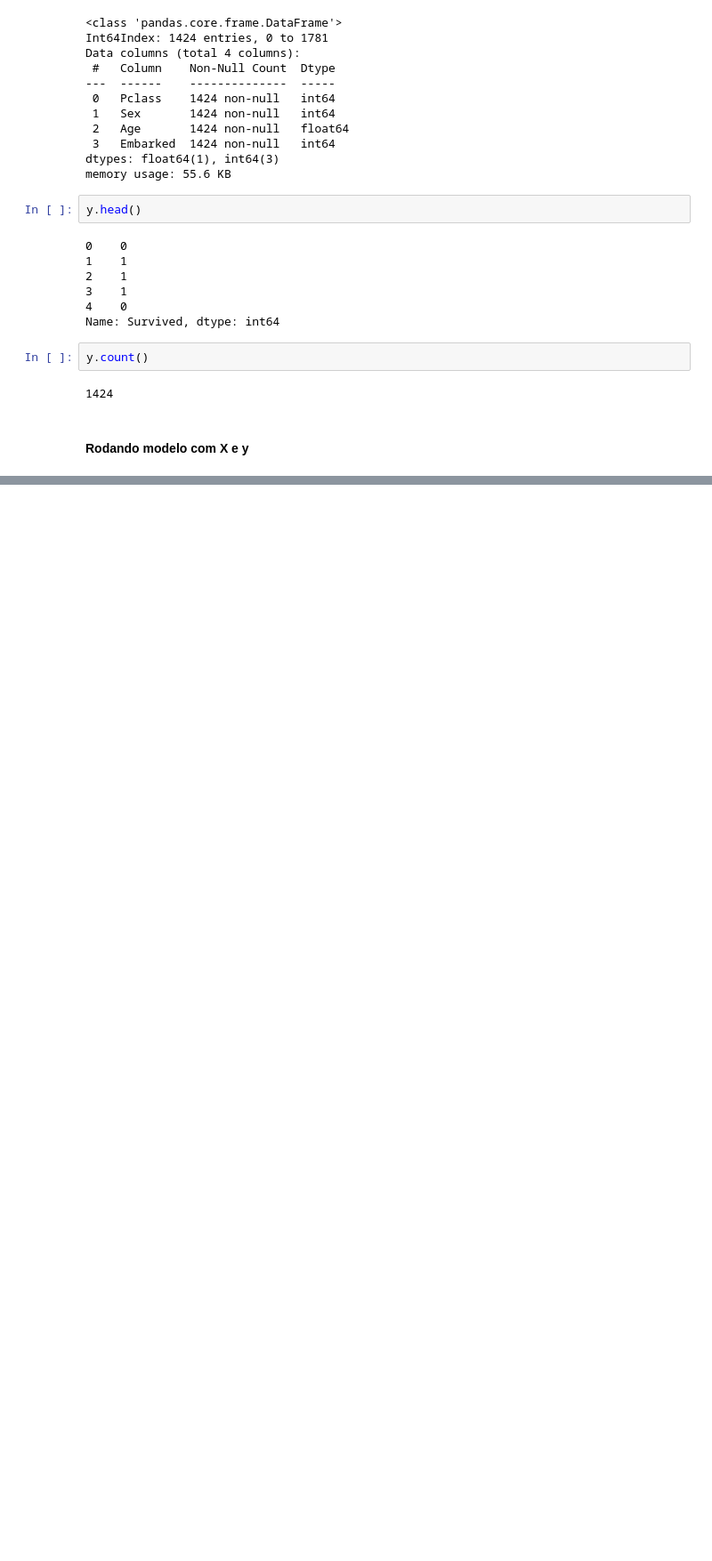
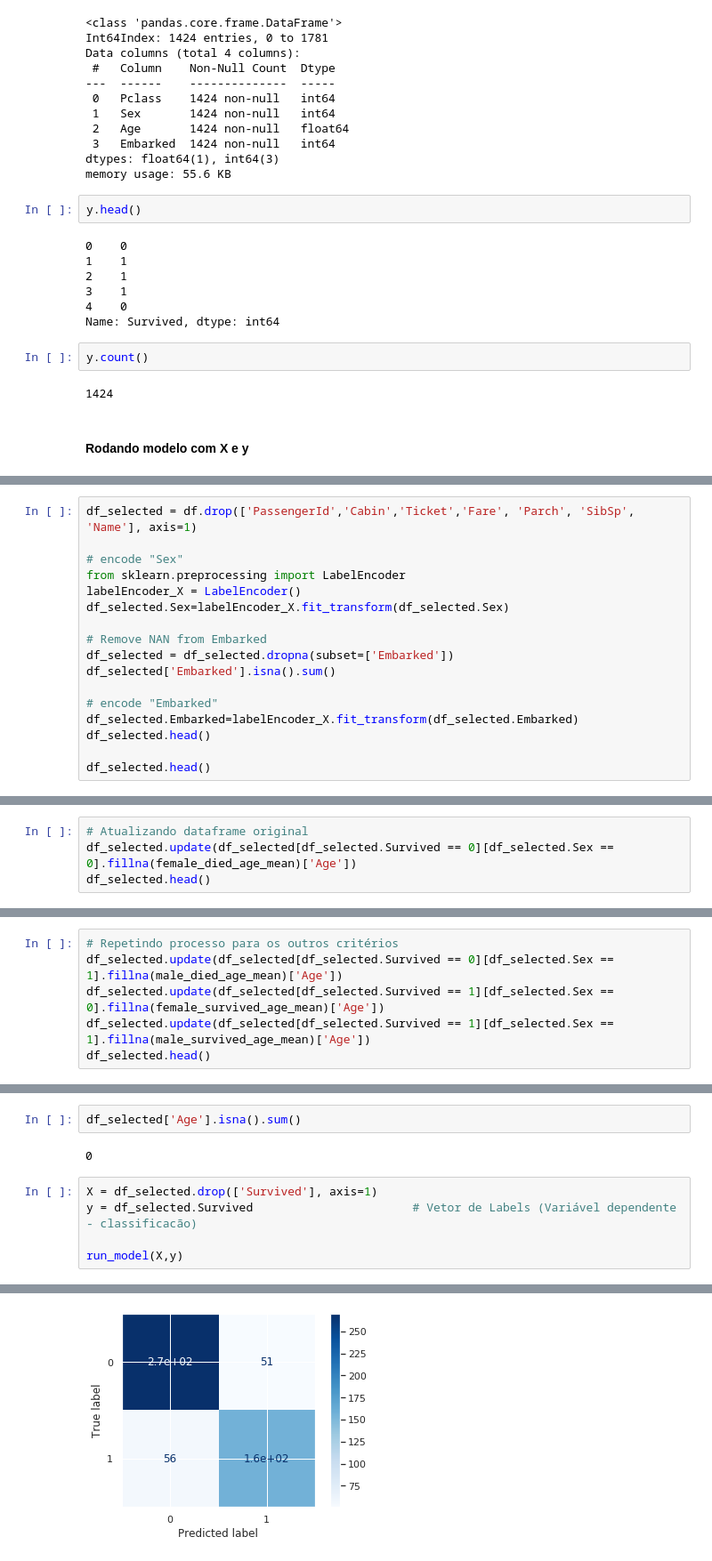
Before and after one commit to lucasmoutinho/titanic-preprocessing-tutorial, a Jupyter notebook: Titanic_Tutorial.ipynb, the cells around one changed output, grey strips where cells are left out. Shown at 89% size. Saved outputs shown, nothing was run; the diff lists cells and outputs as text; blank space fills up the shorter version.

```diff
--- a/Titanic_Tutorial.ipynb
+++ b/Titanic_Tutorial.ipynb
@@ -460,0 +480,17 @@ Matriz de Confusão
+# %%
+df_selected = df.drop(['PassengerId','Cabin','Ticket','Fare', 'Parch', 'SibSp', 'Name'], axis=1)
+
+# encode "Sex"
+from sklearn.preprocessing import LabelEncoder
+labelEncoder_X = LabelEncoder()
+df_selected.Sex=labelEncoder_X.fit_transform(df_selected.Sex)
+
+# Remove NAN from Embarked
+df_selected = df_selected.dropna(subset=['Embarked'])
+df_selected['Embarked'].isna().sum()
+
+# encode "Embarked"
+df_selected.Embarked=labelEncoder_X.fit_transform(df_selected.Embarked)
+df_selected.head()
+
+df_selected.head()
@@ -460,0 +542,4 @@ Matriz de Confusão
+# %%
+# Atualizando dataframe original
+df_selected.update(df_selected[df_selected.Survived == 0][df_selected.Sex == 0].fillna(female_died_age_mean)['Age'])
+df_selected.head()
@@ -460,0 +557,6 @@ Matriz de Confusão
+# %%
+# Repetindo processo para os outros critérios
+df_selected.update(df_selected[df_selected.Survived == 0][df_selected.Sex == 1].fillna(male_died_age_mean)['Age'])
+df_selected.update(df_selected[df_selected.Survived == 1][df_selected.Sex == 0].fillna(female_survived_age_mean)['Age'])
+df_selected.update(df_selected[df_selected.Survived == 1][df_selected.Sex == 1].fillna(male_survived_age_mean)['Age'])
+df_selected.head()
@@ -460,0 +570,10 @@ Matriz de Confusão
+# %%
+df_selected['Age'].isna().sum()
+# %% [output]
+0
+# %%
+X = df_selected.drop(['Survived'], axis=1)
+y = df_selected.Survived                       # Vetor de Labels (Variável dependente - classificacão)
+
+run_model(X,y)
+# %% [output]
@@ -460,0 +596 @@ Matriz de Confusão
+[figure, added]
```
Also changed, not shown: parts of 13 cells of this notebook.
